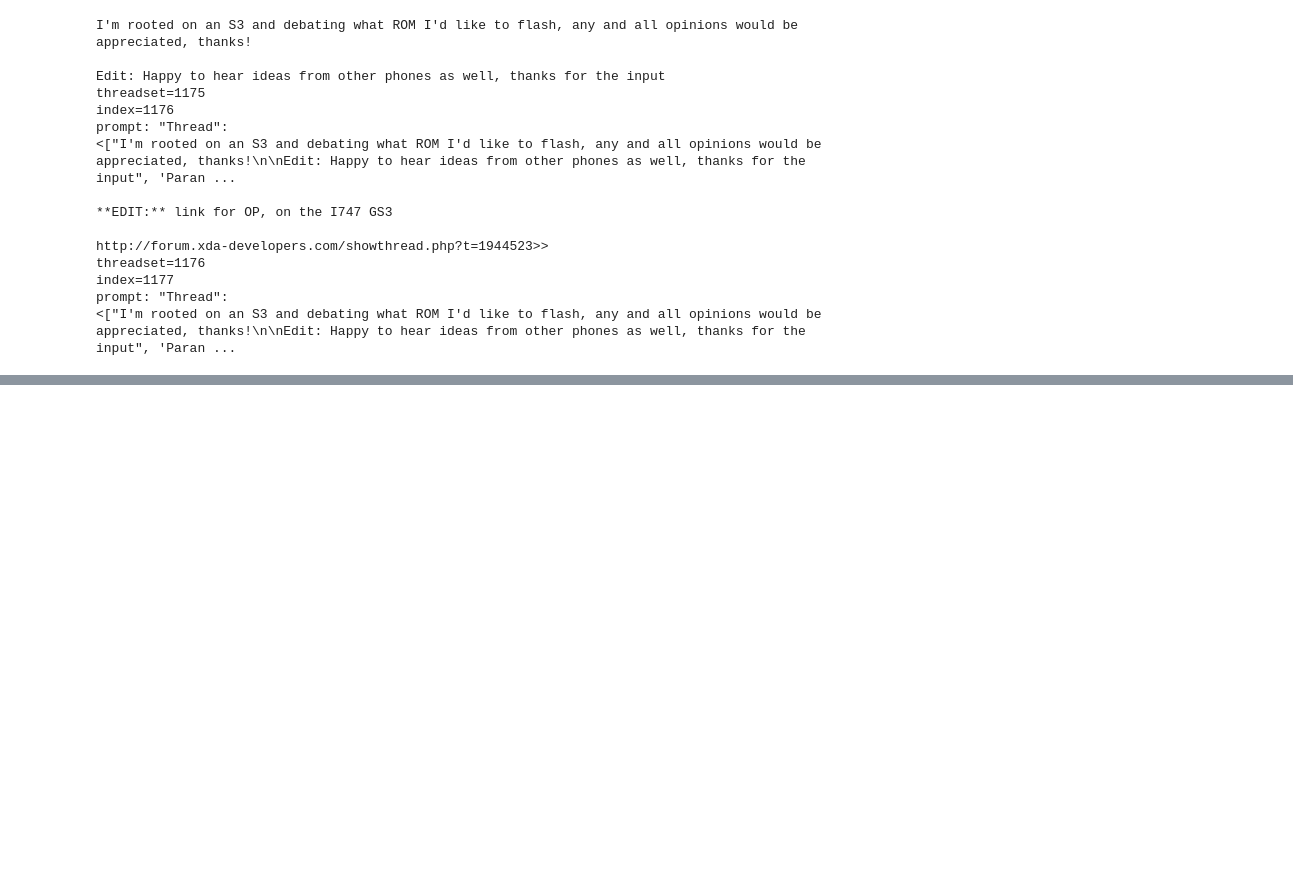
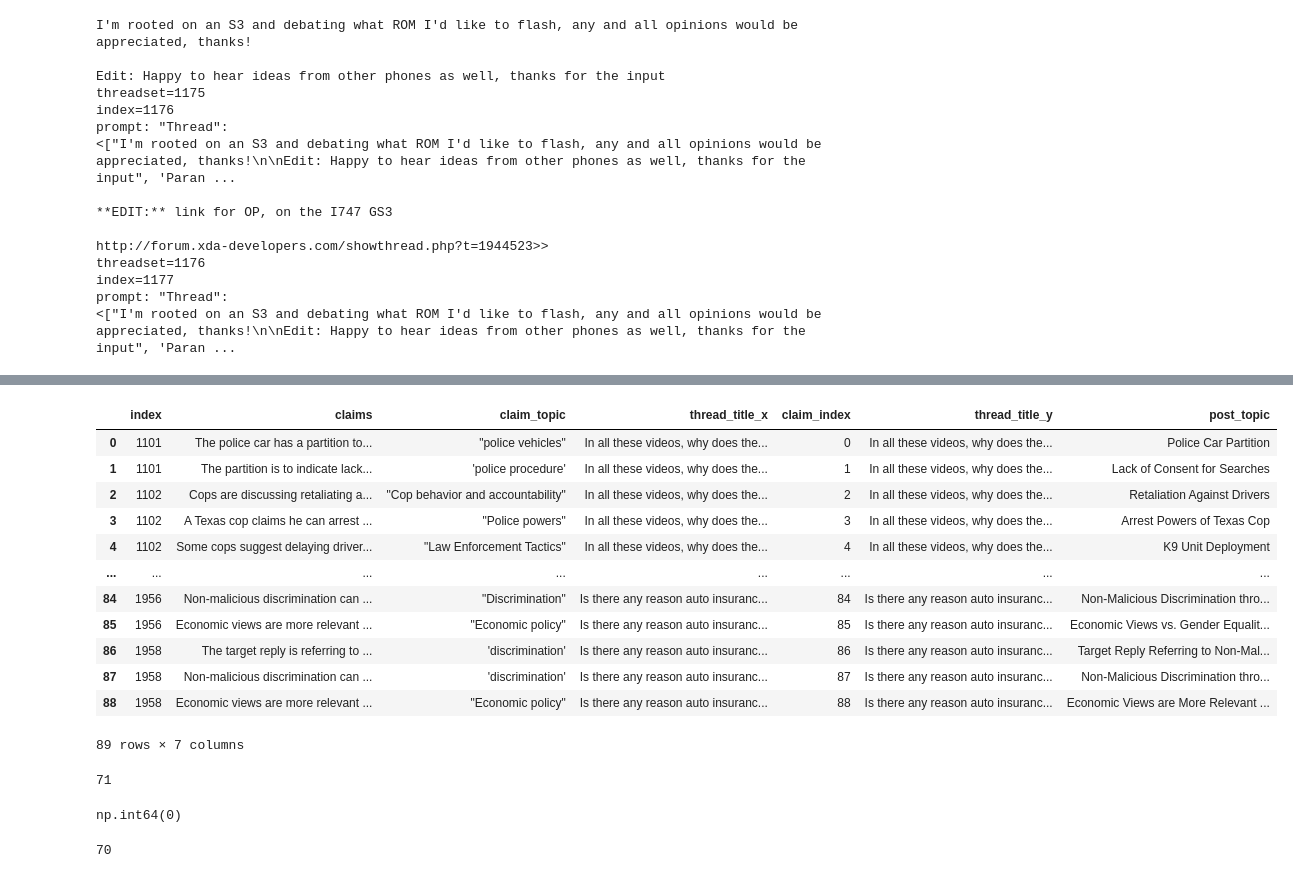
Before and after one commit to cl-trier/TWON-Exploration, a Jupyter notebook: 36--Expansion-Difference-Diversity-of-Coarse-Discourse.ipynb, the cells around one changed output, grey strips where cells are left out. Cells and saved outputs as stored; diff of their text form; code cells hidden in the pictures; blank space fills up the shorter version.

```diff
--- a/36--Expansion-Difference-Diversity-of-Coarse-Discourse.ipynb
+++ b/36--Expansion-Difference-Diversity-of-Coarse-Discourse.ipynb
@@ -388,0 +776,6 @@ selectedpostshead
+# %%
+try:
+    json_obj = json.loads(response['response'])
+    print(json.dumps(json_obj, indent=4))
+except json.JSONDecodeError as e:
+    print(f"JSONDecodeError: {e}")
@@ -388,0 +802,2 @@ selectedpostshead
+# %%
+json.loads(response['response'])
@@ -388,0 +822,10 @@ selectedpostshead
+# %%
+# Initialize an empty list to store the results
+chunked_result: typing.List[dict] = []
+
+for claim in json.loads(response['response']):
+    chunked_result.append({
+        'thread_title': group,
+        'post_topic': claim.get('topic', 'unknown'),  # Use 'unknown' if 'topic' key is missing
+        'claim': claim.get('claim', 'unknown')  # Use 'unknown' if 'claim' key is missing
+    })
@@ -388,0 +914,29 @@ selectedpostshead
+# %%
+#join to the dataset:
+claims['claims'] = claims['claims'].str.replace(r'^\["', '', regex=True).str.replace(r'"\]$', '', regex=True).str.replace(r'"', '', regex=True).str.strip()
+result_df['claim_index'] = result_df['claim_index'].astype(int)
+result = pd.merge(claims, result_df, how='left', on='claim_index')
+# %%
+result
+# %% [output]
+|  | index | claims | claim_topic | thread_title_x | claim_index | thread_title_y | post_topic |
+| 0 | 1101 | The police car has a partition to... | "police vehicles" | In all these videos, why does the... | 0 | In all these videos, why does the... | Police Car Partition |
+| 1 | 1101 | The partition is to indicate lack... | 'police procedure' | In all these videos, why does the... | 1 | In all these videos, why does the... | Lack of Consent for Searches |
+| 2 | 1102 | Cops are discussing retaliating a... | "Cop behavior and accountability" | In all these videos, why does the... | 2 | In all these videos, why does the... | Retaliation Against Drivers |
+| 3 | 1102 | A Texas cop claims he can arrest ... | "Police powers" | In all these videos, why does the... | 3 | In all these videos, why does the... | Arrest Powers of Texas Cop |
+| 4 | 1102 | Some cops suggest delaying driver... | "Law Enforcement Tactics" | In all these videos, why does the... | 4 | In all these videos, why does the... | K9 Unit Deployment |
+| ... | ... | ... | ... | ... | ... | ... | ... |
+| 84 | 1956 | Non-malicious discrimination can ... | "Discrimination" | Is there any reason auto insuranc... | 84 | Is there any reason auto insuranc... | Non-Malicious Discrimination thro... |
+| 85 | 1956 | Economic views are more relevant ... | "Economic policy" | Is there any reason auto insuranc... | 85 | Is there any reason auto insuranc... | Economic Views vs. Gender Equalit... |
+| 86 | 1958 | The target reply is referring to ... | 'discrimination' | Is there any reason auto insuranc... | 86 | Is there any reason auto insuranc... | Target Reply Referring to Non-Mal... |
+| 87 | 1958 | Non-malicious discrimination can ... | 'discrimination' | Is there any reason auto insuranc... | 87 | Is there any reason auto insuranc... | Non-Malicious Discrimination thro... |
+| 88 | 1958 | Economic views are more relevant ... | "Economic policy" | Is there any reason auto insuranc... | 88 | Is there any reason auto insuranc... | Economic Views are More Relevant ... |
+89 rows × 7 columns
+# %%
+len(result.claim_topic.unique())
+# %% [output]
+71
+# %%
+result.post_topic.isna().sum()
+# %% [output]
+np.int64(0)
@@ -388,0 +945,4 @@ selectedpostshead
+# %%
+len(result.post_topic.unique())
+# %% [output]
+70
```
Also changed, not shown: parts of 107 cells of this notebook, 6 other files.
